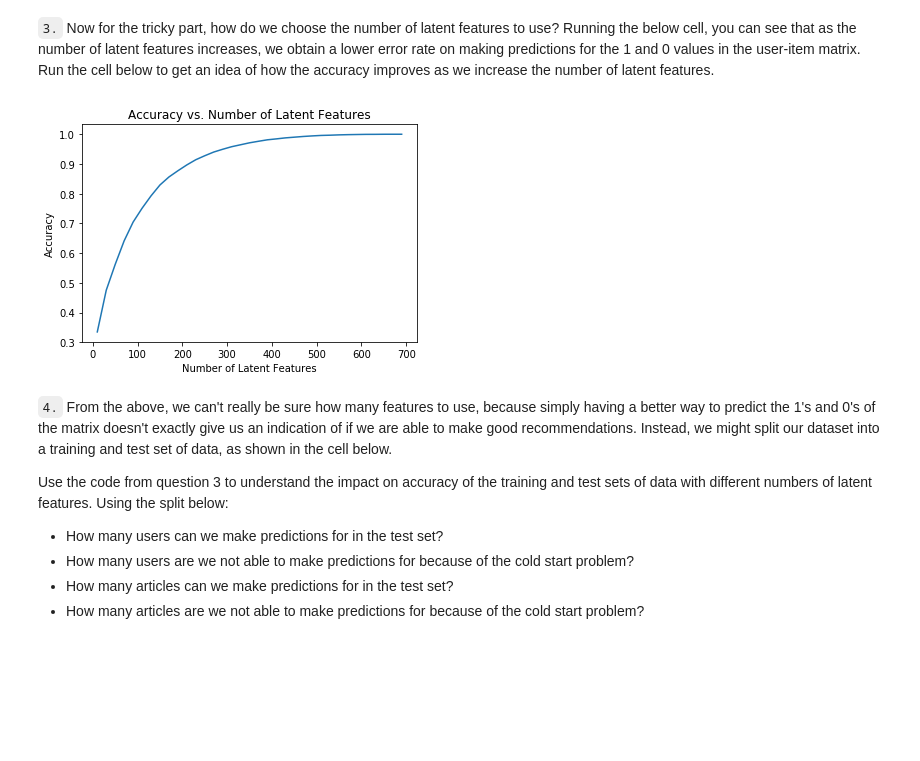
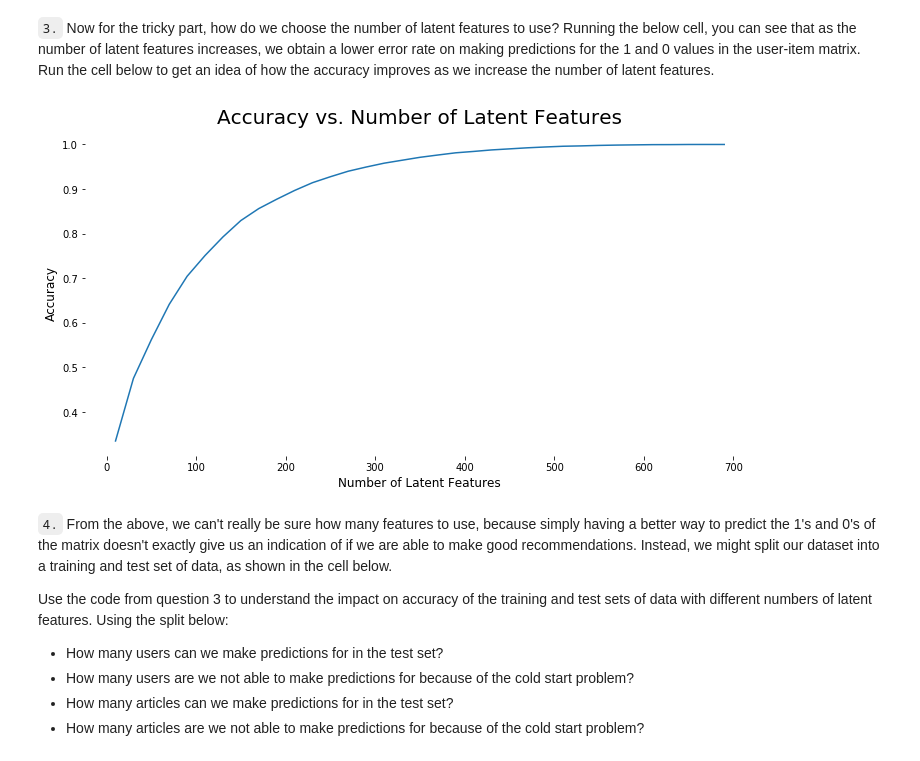
Before and after one commit to ricamos/RecommendationsWithIBM, a Jupyter notebook: Recommendations_with_IBM.ipynb, the cells around one changed output. Drawn from its saved outputs; the diff is of its cells as text; code cells hidden in the pictures; blank space fills up the shorter version.

```diff
--- a/Recommendations_with_IBM.ipynb
+++ b/Recommendations_with_IBM.ipynb
@@ -841,28 +841,29 @@ For matrix with missing values, we use FunkSVD
 # %%
 num_latent_feats = np.arange(10,700+10,20)
 sum_errs = []
 
 for k in num_latent_feats:
     # restructure with k latent features
     s_new, u_new, vt_new = np.diag(s[:k]), u[:, :k], vt[:k, :]
 
     # take dot product
     user_item_est = np.around(np.dot(np.dot(u_new, s_new), vt_new))
 
     # compute error for each prediction to actual value
     diffs = np.subtract(user_item_matrix, user_item_est)
 
     # total errors and keep track of them
     err = np.sum(np.sum(np.abs(diffs)))
     sum_errs.append(err)
 
-
+plt.figure(figsize=(12,6))
 plt.plot(num_latent_feats, 1 - np.array(sum_errs)/df.shape[0]);
-plt.xlabel('Number of Latent Features');
-plt.ylabel('Accuracy');
-plt.title('Accuracy vs. Number of Latent Features');
+plt.xlabel('Number of Latent Features',  fontsize=12);
+plt.ylabel('Accuracy',  fontsize=12);
+plt.title('Accuracy vs. Number of Latent Features',  fontsize=20);
+sns.despine(bottom=True, left=True)
 # %% [output]
-[figure, old version]
+[figure, new version]
 # %% [markdown]
 `4.` From the above, we can't really be sure how many features to use, because simply having a better way to predict the 1's and 0's of the matrix doesn't exactly give us an indication of if we are able to make good recommendations.  Instead, we might split our dataset into a training and test set of data, as shown in the cell below.
 
```
Also changed, not shown: parts of 5 cells of this notebook, 1 other file.
